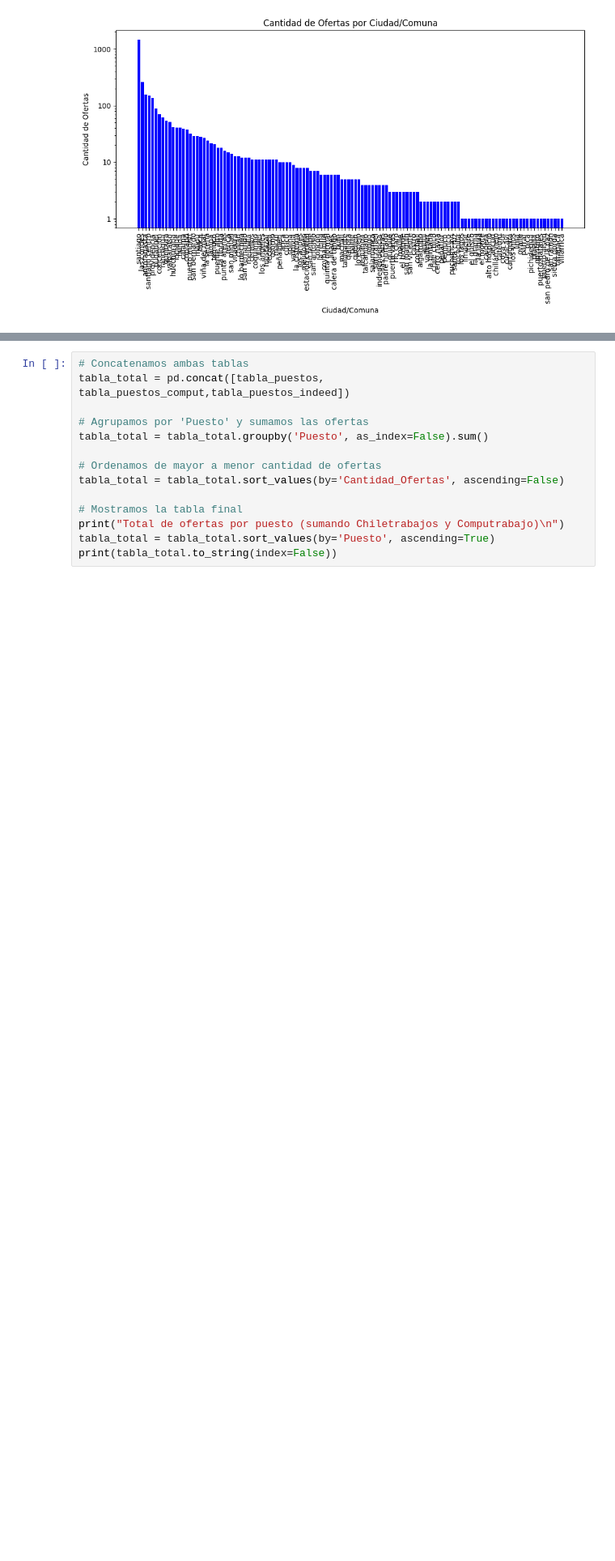
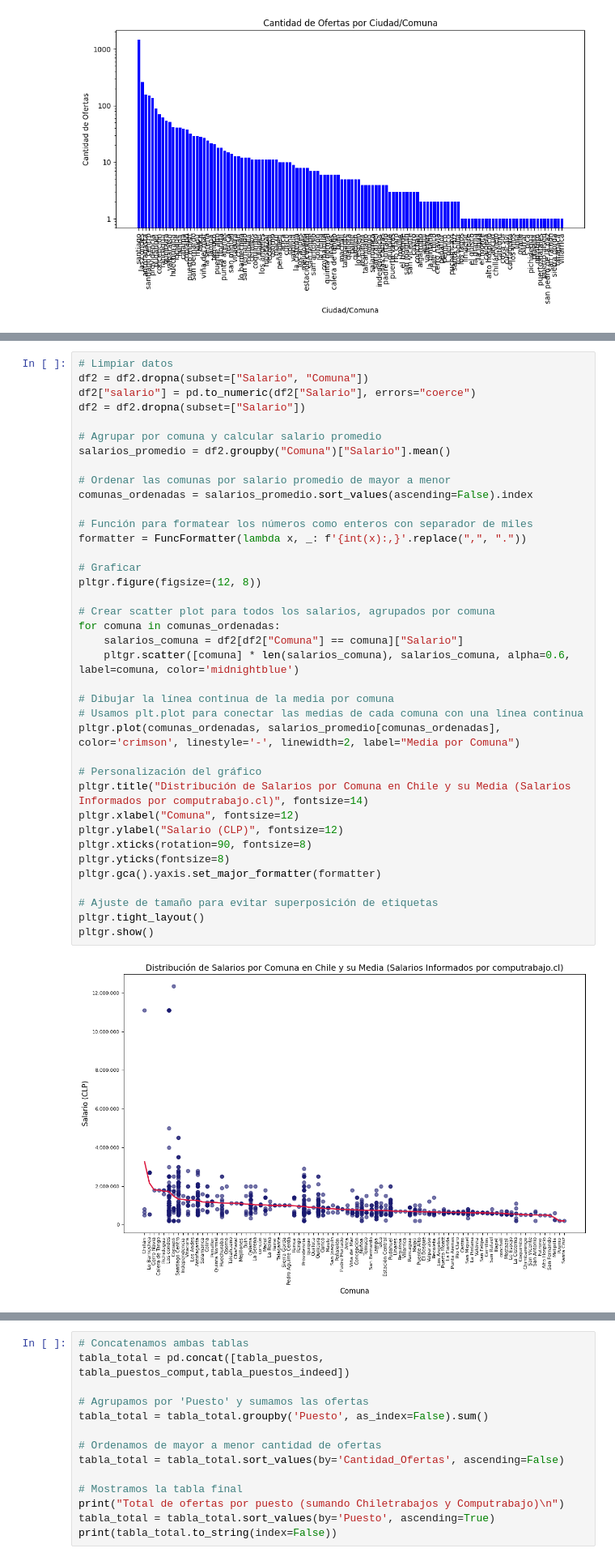
Before and after one commit to Lagartin1/analisisOfertasLab, a Jupyter notebook: src/AnalisisOfertas.ipynb, the cells around one changed output, grey strips where cells are left out. Shown at 81% size. Cells and saved outputs as stored; diff of their text form; blank space fills up the shorter version.

```diff
--- a/src/AnalisisOfertas.ipynb
+++ b/src/AnalisisOfertas.ipynb
@@ -180,0 +214,40 @@ pltgr.show()
+# %%
+# Limpiar datos
+df2 = df2.dropna(subset=["Salario", "Comuna"])
+df2["salario"] = pd.to_numeric(df2["Salario"], errors="coerce")
+df2 = df2.dropna(subset=["Salario"])
+
+# Agrupar por comuna y calcular salario promedio
+salarios_promedio = df2.groupby("Comuna")["Salario"].mean()
+
+# Ordenar las comunas por salario promedio de mayor a menor
+comunas_ordenadas = salarios_promedio.sort_values(ascending=False).index
+
+# Función para formatear los números como enteros con separador de miles
+formatter = FuncFormatter(lambda x, _: f'{int(x):,}'.replace(",", "."))
+
+# Graficar
+pltgr.figure(figsize=(12, 8))
+
+# Crear scatter plot para todos los salarios, agrupados por comuna
+for comuna in comunas_ordenadas:
+    salarios_comuna = df2[df2["Comuna"] == comuna]["Salario"]
+    pltgr.scatter([comuna] * len(salarios_comuna), salarios_comuna, alpha=0.6, label=comuna, color='midnightblue')
+
+# Dibujar la línea continua de la media por comuna
+# Usamos plt.plot para conectar las medias de cada comuna con una línea continua
+pltgr.plot(comunas_ordenadas, salarios_promedio[comunas_ordenadas], color='crimson', linestyle='-', linewidth=2, label="Media por Comuna")
+
+# Personalización del gráfico
+pltgr.title("Distribución de Salarios por Comuna en Chile y su Media (Salarios Informados por computrabajo.cl)", fontsize=14)
+pltgr.xlabel("Comuna", fontsize=12)
+pltgr.ylabel("Salario (CLP)", fontsize=12)
+pltgr.xticks(rotation=90, fontsize=8)
+pltgr.yticks(fontsize=8)
+pltgr.gca().yaxis.set_major_formatter(formatter)
+
+# Ajuste de tamaño para evitar superposición de etiquetas
+pltgr.tight_layout()
+pltgr.show()
+# %% [output]
+[figure, added]
```
Also changed, not shown: parts of 4 cells of this notebook.
